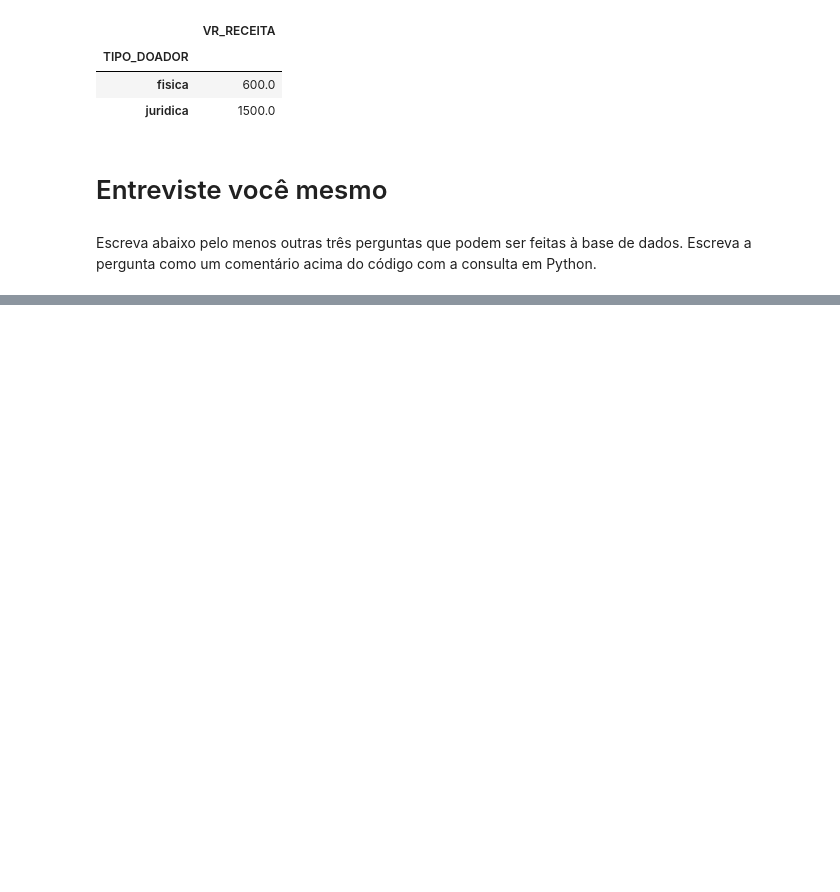
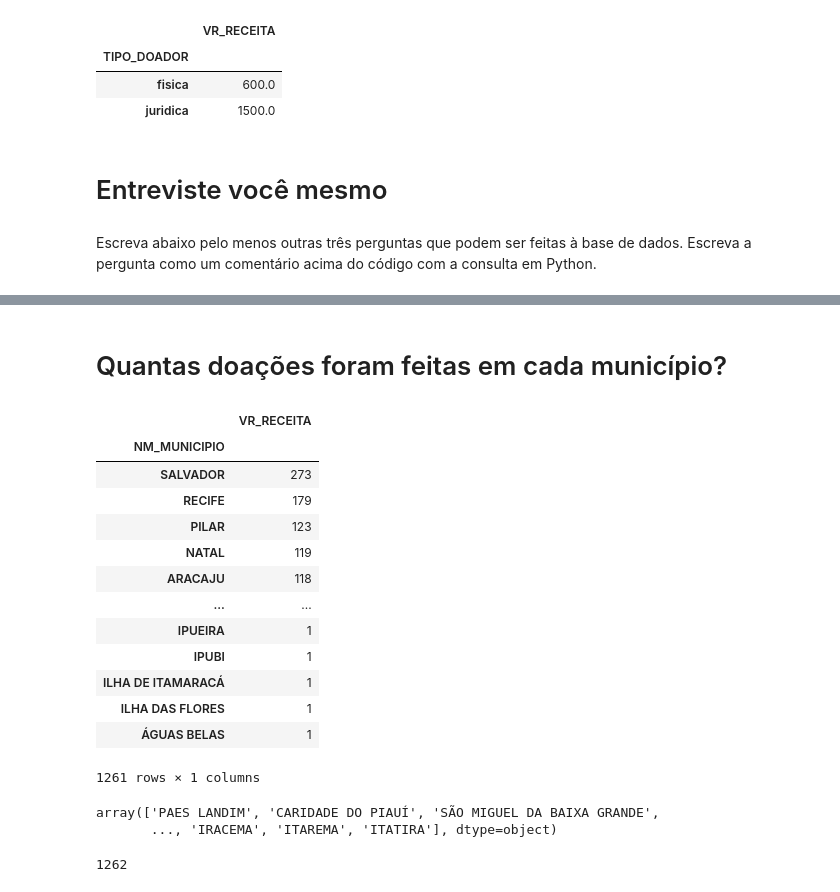
Before and after one commit to rg0wv0/python-inovacao-civica, a Jupyter notebook: semana_2/desafio/desafio-Copy1.ipynb, the cells around one changed output, grey strips where cells are left out. Drawn from its saved outputs; the diff is of its cells as text; code cells hidden in the pictures; blank space fills up the shorter version.

```diff
--- a/semana_2/desafio/desafio-Copy1.ipynb
+++ b/semana_2/desafio/desafio-Copy1.ipynb
@@ -288,0 +327,29 @@ Escreva abaixo pelo menos outras três perguntas que podem ser feitas à base de
+# %% [markdown]
+# Quantas doações foram feitas em cada município?
+# %%
+df_final[['VR_RECEITA', 'NM_MUNICIPIO']].groupby(['NM_MUNICIPIO']).count().sort_values(by='VR_RECEITA', ascending=False)
+# %% [output]
+|  | VR_RECEITA |
+| NM_MUNICIPIO |  |
+| SALVADOR | 273 |
+| RECIFE | 179 |
+| PILAR | 123 |
+| NATAL | 119 |
+| ARACAJU | 118 |
+| ... | ... |
+| IPUEIRA | 1 |
+| IPUBI | 1 |
+| ILHA DE ITAMARACÁ | 1 |
+| ILHA DAS FLORES | 1 |
+| ÁGUAS BELAS | 1 |
+1261 rows × 1 columns
+# %%
+df_final['NM_MUNICIPIO'].unique()
+# %% [output]
+array(['PAES LANDIM', 'CARIDADE DO PIAUÍ', 'SÃO MIGUEL DA BAIXA GRANDE',
+       ..., 'IRACEMA', 'ITAREMA', 'ITATIRA'], dtype=object)
+# %%
+new_set = set(df_final['NM_MUNICIPIO'])
+len(new_set)
+# %% [output]
+1262
```
Also changed, not shown: parts of 5 cells of this notebook.
